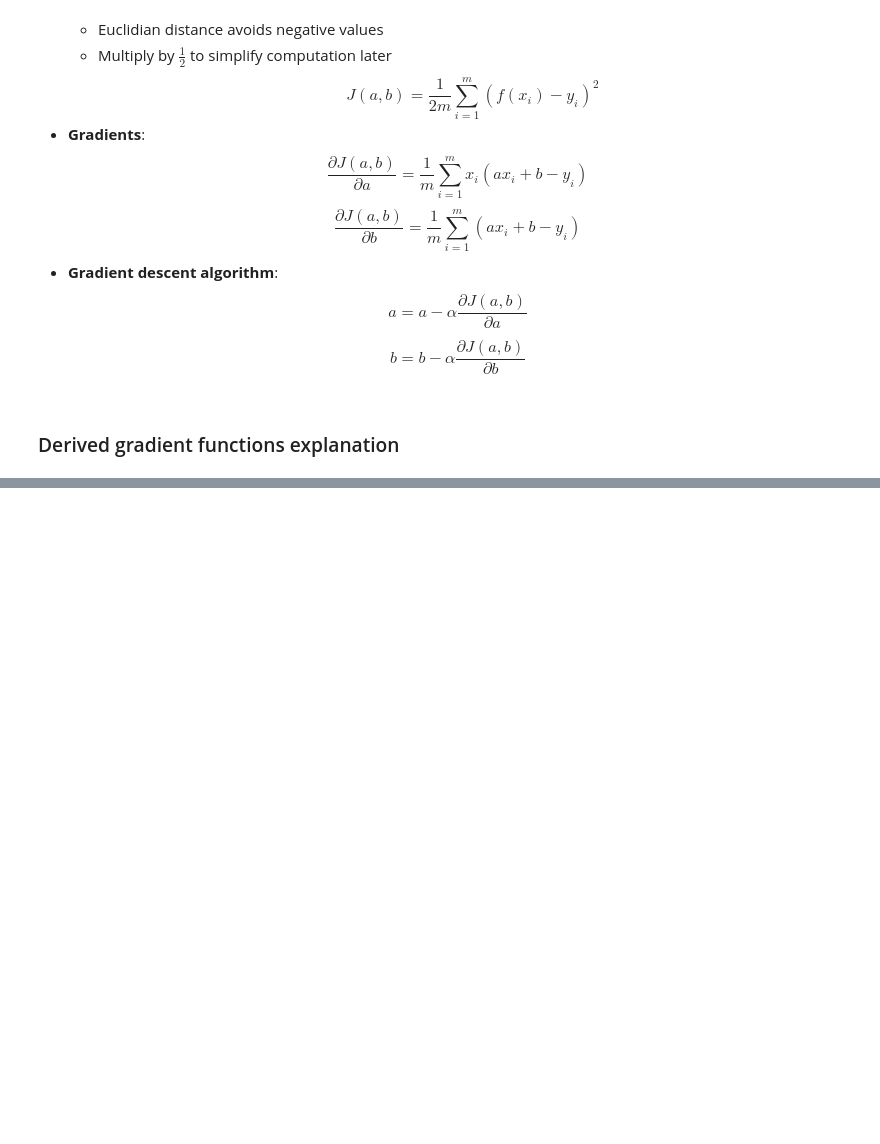
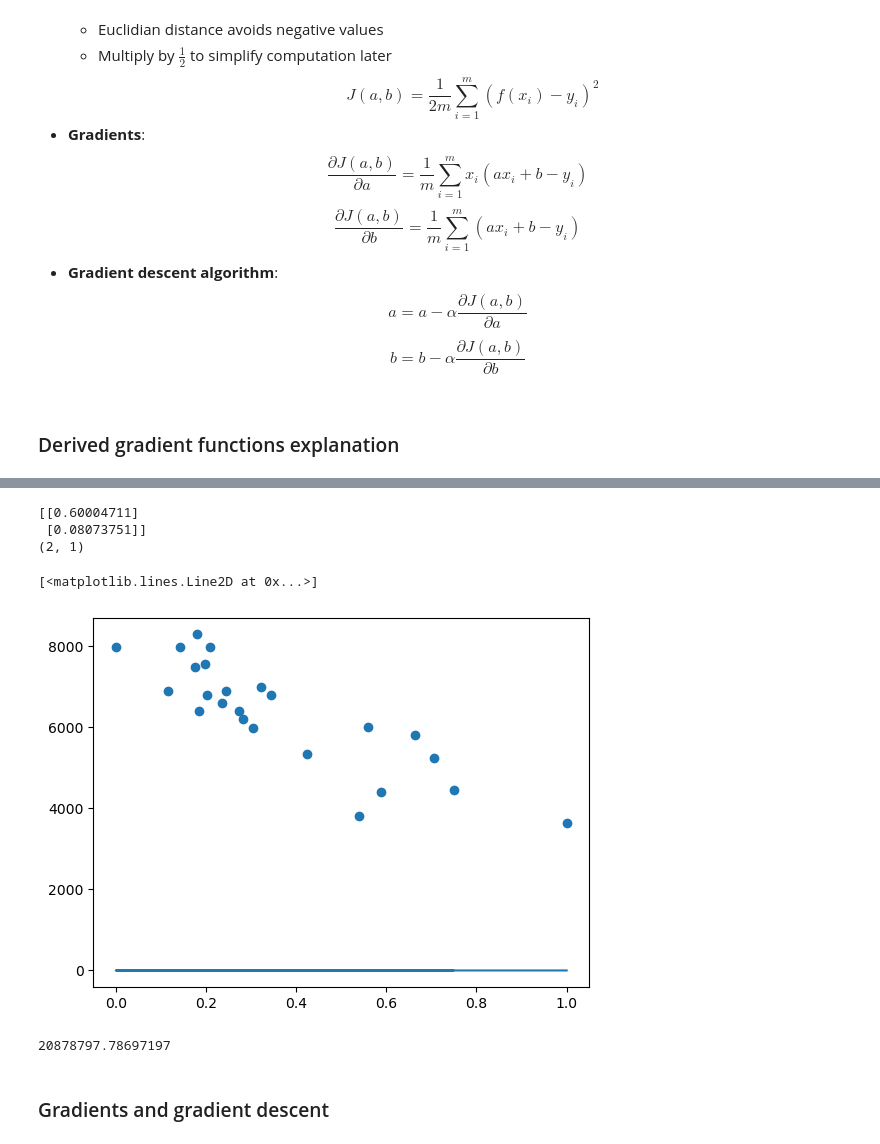
Before and after one commit to benoitTerral/ft_linear_regression, a Jupyter notebook: ft_linear_regression.ipynb, the cells around one changed output, grey strips where cells are left out. Saved outputs shown, nothing was run; the diff lists cells and outputs as text; code cells hidden in the pictures; blank space fills up the shorter version.

```diff
--- a/ft_linear_regression.ipynb
+++ b/ft_linear_regression.ipynb
@@ -45,0 +91,13 @@ $$ (g ◦ f)' = f' * g'(f) $$
+# %%
+x = np.array(df['km'], dtype = float)
+y = np.array(df['price'], dtype = float)
+x_min = np.min(x)
+x_range = np.max(x) - x_min
+x = (x - x_min) / x_range
+
+print(x)
+print(y)
+print(x.shape)
+print(y.shape)
+print(x.dtype)
+print(y.dtype)
@@ -45,0 +115,8 @@ $$ (g ◦ f)' = f' * g'(f) $$
+# %%
+y = y.reshape(y.shape[0], 1)
+X = x.reshape(x.shape[0], 1)
+X = np.hstack((X, np.ones(X.shape)))
+print(X)
+print(y)
+print(X.shape)
+print(y.shape)
@@ -45,0 +141,17 @@ $$ (g ◦ f)' = f' * g'(f) $$
+# %%
+theta = np.random.randn(2, 1)
+print(theta)
+print(theta.shape)
+# %% [output]
+[[0.60004711]
+ [0.08073751]]
+(2, 1)
+# %%
+def model(X, theta):
+	return X.dot(theta)
+# %%
+plt.scatter(x, y)
+plt.plot(x, model(X, theta))
+# %% [output]
+[<matplotlib.lines.Line2D at 0x...>]
+[figure, added]
@@ -45,0 +162,6 @@ $$ (g ◦ f)' = f' * g'(f) $$
+# %%
+cost_function(X, y, theta)
+# %% [output]
+20878797.78697197
+# %% [markdown]
+### Gradients and gradient descent
```
Also changed, not shown: parts of 30 cells of this notebook.
